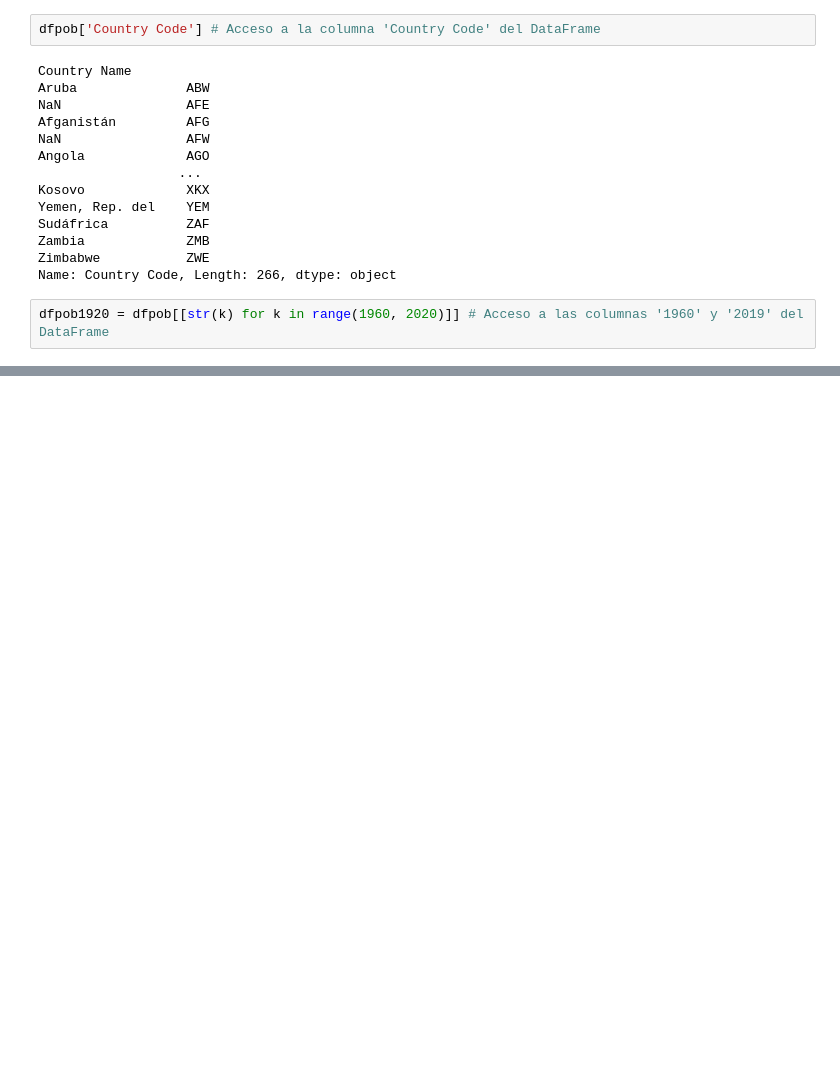
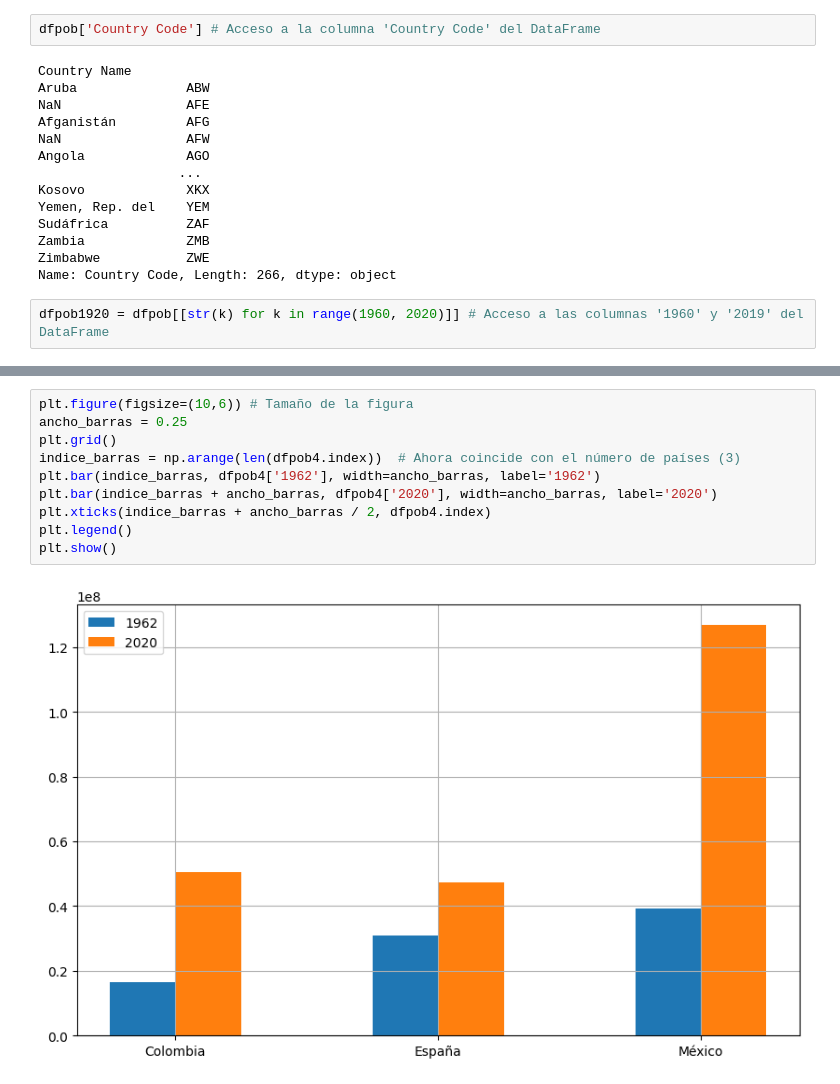
Before and after one commit to Gael-M0/PracticaUDM, a Jupyter notebook: udemy/Python_DataScience/pandas.ipynb, the cells around one changed output, grey strips where cells are left out. Saved outputs shown, nothing was run; the diff lists cells and outputs as text; blank space fills up the shorter version.

```diff
--- a/udemy/Python_DataScience/pandas.ipynb
+++ b/udemy/Python_DataScience/pandas.ipynb
@@ -455,0 +478,12 @@ display(dfpob1920)
+# %%
+plt.figure(figsize=(10,6)) # Tamaño de la figura
+ancho_barras = 0.25
+plt.grid()
+indice_barras = np.arange(len(dfpob4.index))  # Ahora coincide con el número de países (3)
+plt.bar(indice_barras, dfpob4['1962'], width=ancho_barras, label='1962')
+plt.bar(indice_barras + ancho_barras, dfpob4['2020'], width=ancho_barras, label='2020')
+plt.xticks(indice_barras + ancho_barras / 2, dfpob4.index)
+plt.legend()
+plt.show()
+# %% [output]
+[figure, added]
```
Also changed, not shown: parts of 4 cells of this notebook.
